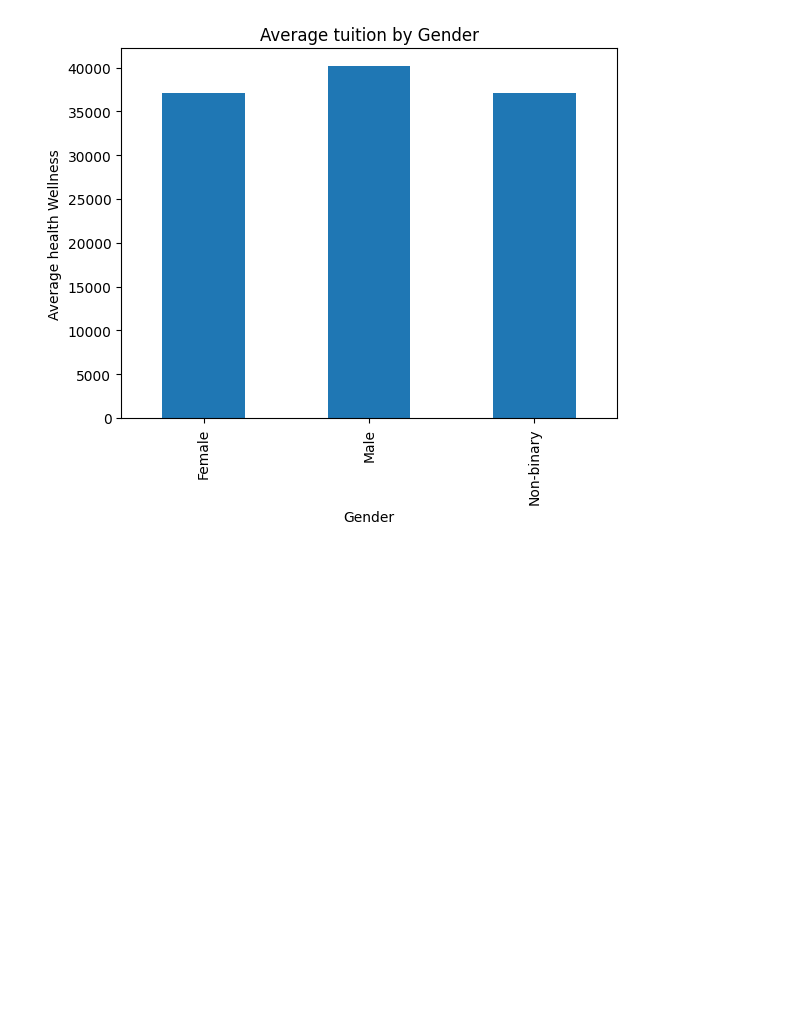
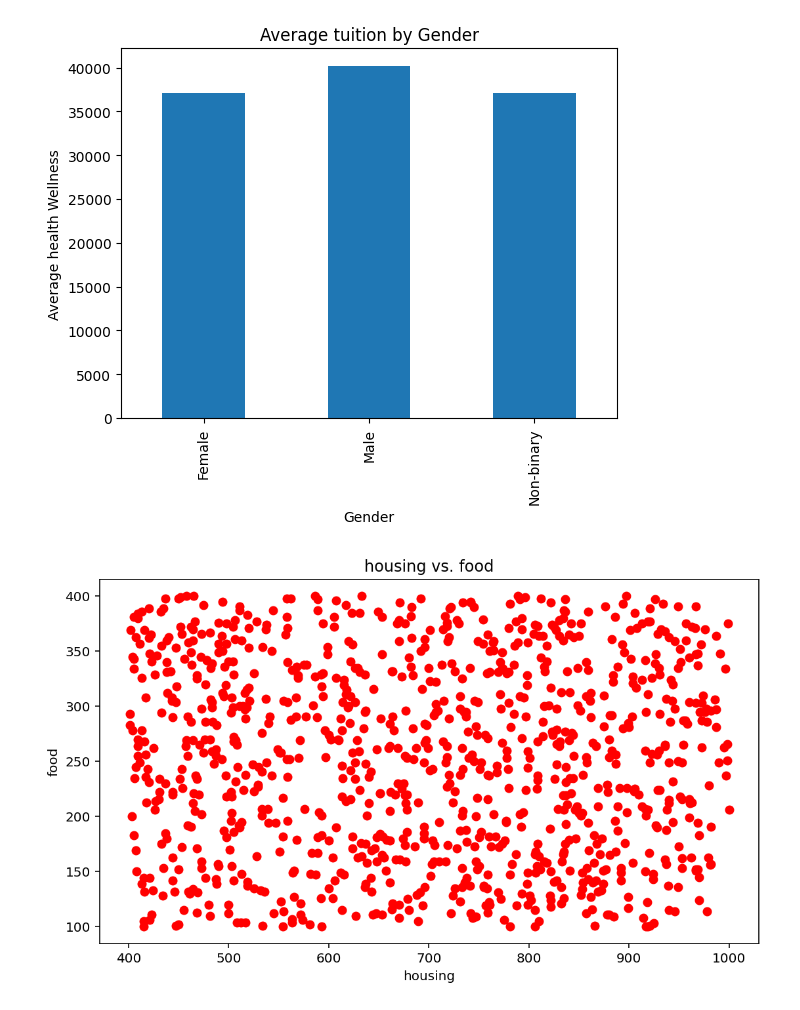
Before and after one commit to lata1207/Assignment, a Jupyter notebook: SnehlataK.ipynb, the cells around one changed output. Drawn from its saved outputs; the diff is of its cells as text; code cells hidden in the pictures; blank space fills up the shorter version.

Commit message:
Additions of Graphs

```diff
--- a/SnehlataK.ipynb
+++ b/SnehlataK.ipynb
@@ -214,4 +214,19 @@ bar_plot_avg_health_wellness()
 # %% [output]
 [figure]
 # %%
-plt.figure(figsize=(10, 6))
+def scatter_plot():
+    """
+    Creates a scatter plot of random x and y data
+    """
+    plt.figure(figsize=(9, 5), dpi=144)
+
+    # scatter plot
+    plt.scatter(data = df, x = 'housing', y = 'food', color='red')
+
+
+    # formatting
+    plt.title('housing vs. food')
+    plt.xlabel('housing')
+    plt.ylabel('food')
+    plt.show()
+    return
@@ -228,0 +233,4 @@ def plot_spending_by_category(df):
+# %%
+scatter_plot()
+# %% [output]
+[figure, added]
```
Also changed, not shown: parts of 3 cells of this notebook.
